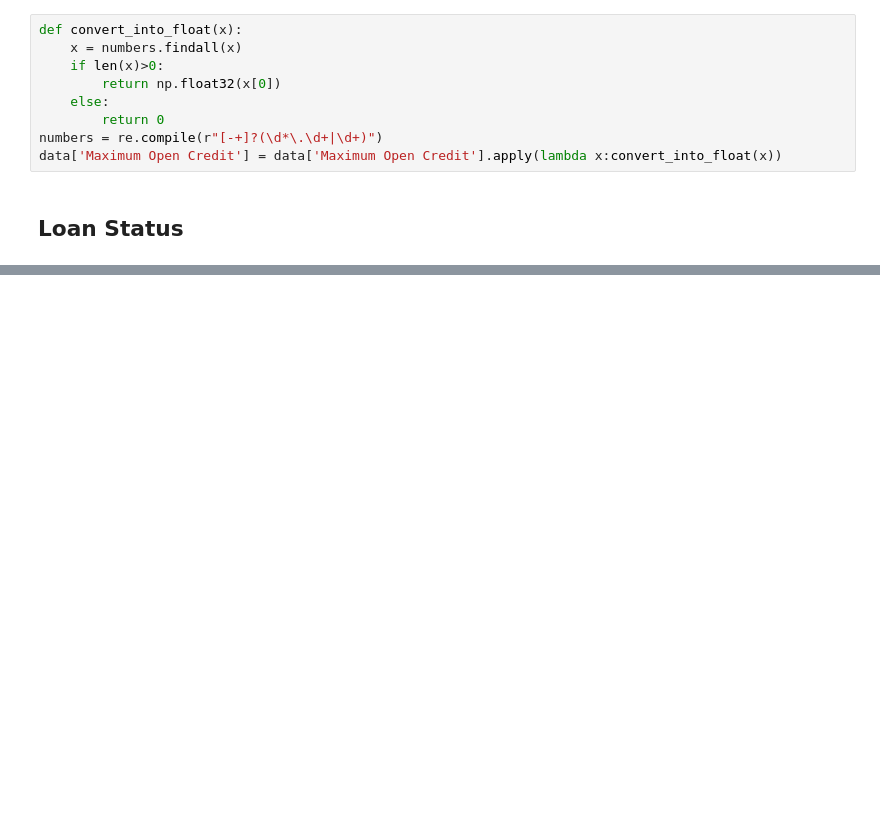
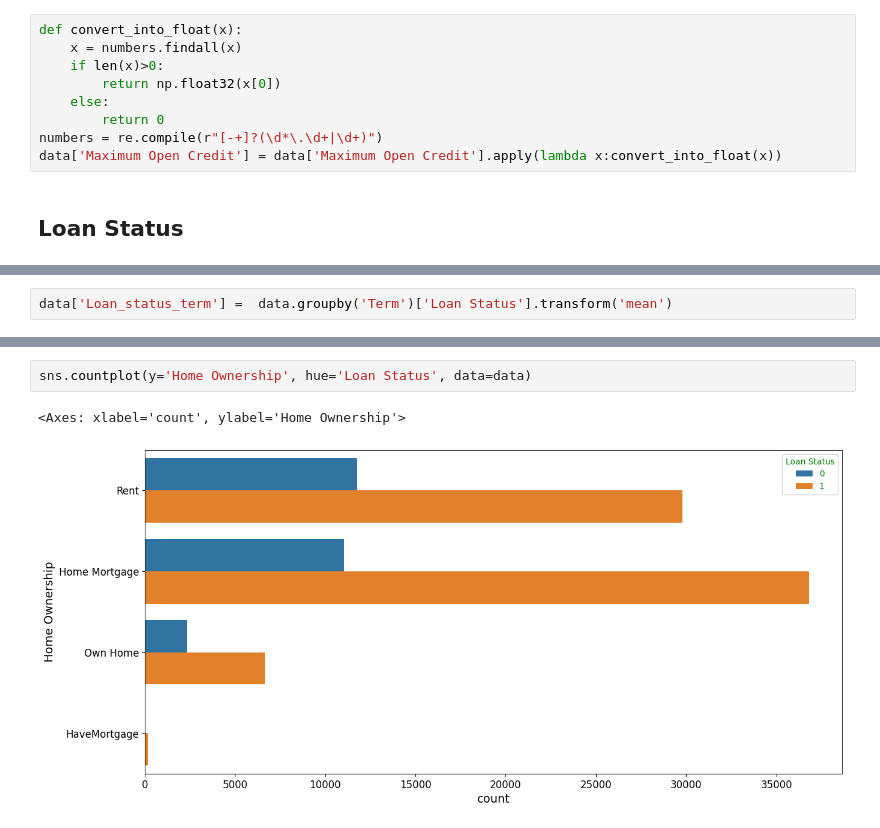
Before and after one commit to M-S-ALAM/Loan-Eligibility-Prediction, a Jupyter notebook: Exploratory Data Analysis.ipynb, the cells around one changed output, grey strips where cells are left out. Drawn from its saved outputs; the diff is of its cells as text; blank space fills up the shorter version.

```diff
--- a/Exploratory Data Analysis.ipynb
+++ b/Exploratory Data Analysis.ipynb
@@ -367,0 +409,2 @@ data['Maximum Open Credit'] = data['Maximum Open Credit'].apply(lambda x:convert
+# %%
+data['Loan_status_term'] =  data.groupby('Term')['Loan Status'].transform('mean')
@@ -367,0 +427,5 @@ data['Maximum Open Credit'] = data['Maximum Open Credit'].apply(lambda x:convert
+# %%
+sns.countplot(y='Home Ownership', hue='Loan Status', data=data)
+# %% [output]
+<Axes: xlabel='count', ylabel='Home Ownership'>
+[figure, added]
```
Also changed, not shown: parts of 23 cells of this notebook, 4 other files.
